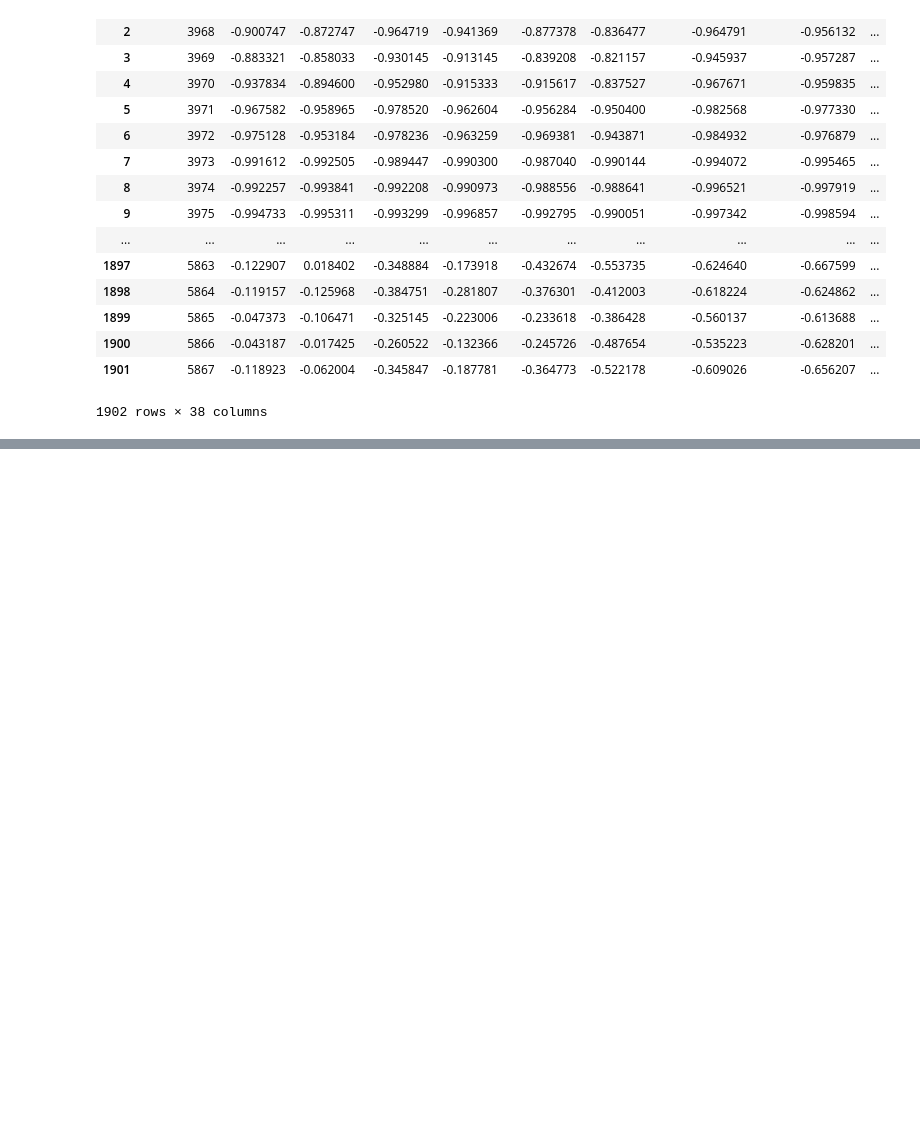
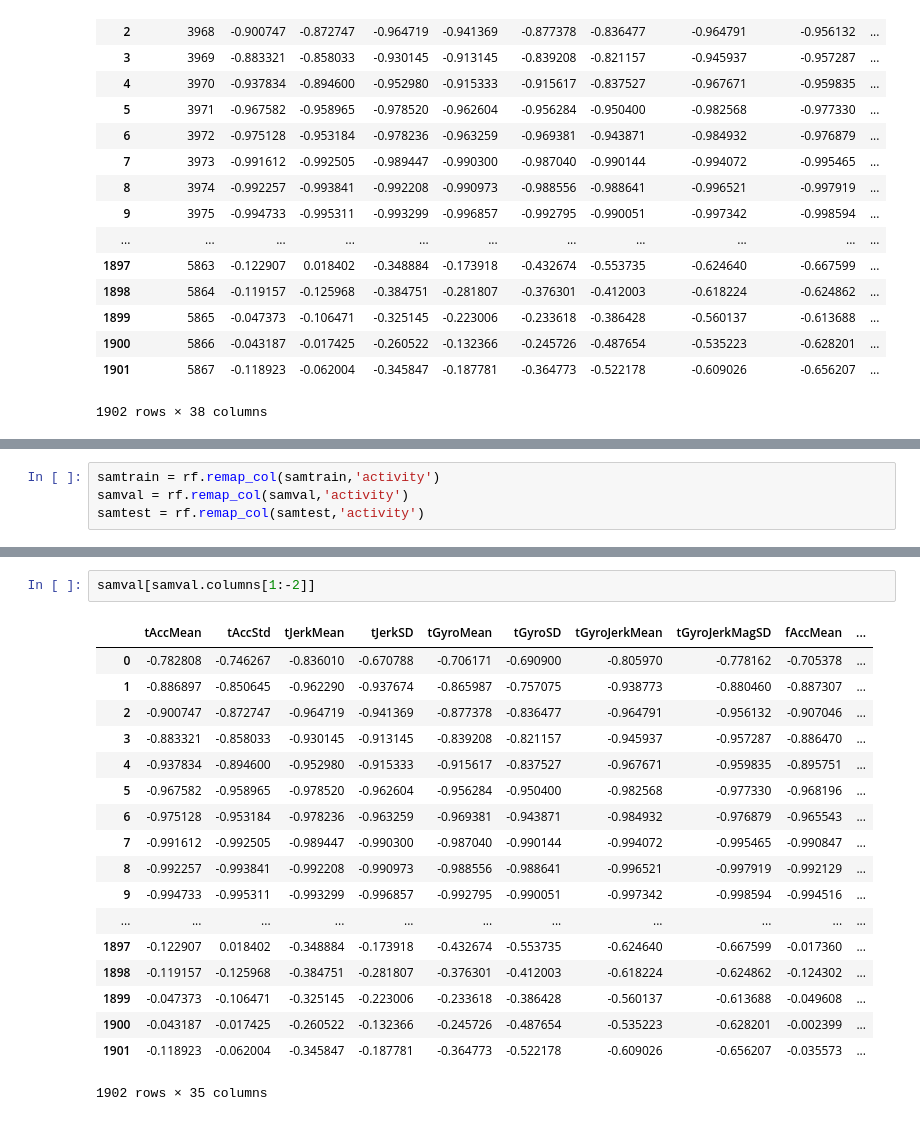
Before and after one commit to molliemarie/Thinkful-Data-Science-Projects, a Jupyter notebook: Unit4/random_forest.ipynb, the cells around one changed output, grey strips where cells are left out. Saved outputs shown, nothing was run; the diff lists cells and outputs as text; blank space fills up the shorter version.

```diff
--- a/Unit4/random_forest.ipynb
+++ b/Unit4/random_forest.ipynb
@@ -93,0 +91,4 @@ ImportError: No module named 'randomforests'
+# %%
+samtrain = rf.remap_col(samtrain,'activity')
+samval = rf.remap_col(samval,'activity')
+samtest = rf.remap_col(samtest,'activity')
@@ -93,0 +190,21 @@ ImportError: No module named 'randomforests'
+# %%
+samval[samval.columns[1:-2]]
+# %% [output]
+|  | tAccMean | tAccStd | tJerkMean | tJerkSD | tGyroMean | tGyroSD | tGyroJerkMean | tGyroJerkMagSD | fAccMean | ... |
+| 0 | -0.782808 | -0.746267 | -0.836010 | -0.670788 | -0.706171 | -0.690900 | -0.805970 | -0.778162 | -0.705378 | ... |
+| 1 | -0.886897 | -0.850645 | -0.962290 | -0.937674 | -0.865987 | -0.757075 | -0.938773 | -0.880460 | -0.887307 | ... |
+| 2 | -0.900747 | -0.872747 | -0.964719 | -0.941369 | -0.877378 | -0.836477 | -0.964791 | -0.956132 | -0.907046 | ... |
+| 3 | -0.883321 | -0.858033 | -0.930145 | -0.913145 | -0.839208 | -0.821157 | -0.945937 | -0.957287 | -0.886470 | ... |
+| 4 | -0.937834 | -0.894600 | -0.952980 | -0.915333 | -0.915617 | -0.837527 | -0.967671 | -0.959835 | -0.895751 | ... |
+| 5 | -0.967582 | -0.958965 | -0.978520 | -0.962604 | -0.956284 | -0.950400 | -0.982568 | -0.977330 | -0.968196 | ... |
+| 6 | -0.975128 | -0.953184 | -0.978236 | -0.963259 | -0.969381 | -0.943871 | -0.984932 | -0.976879 | -0.965543 | ... |
+| 7 | -0.991612 | -0.992505 | -0.989447 | -0.990300 | -0.987040 | -0.990144 | -0.994072 | -0.995465 | -0.990847 | ... |
+| 8 | -0.992257 | -0.993841 | -0.992208 | -0.990973 | -0.988556 | -0.988641 | -0.996521 | -0.997919 | -0.992129 | ... |
+| 9 | -0.994733 | -0.995311 | -0.993299 | -0.996857 | -0.992795 | -0.990051 | -0.997342 | -0.998594 | -0.994516 | ... |
+| ... | ... | ... | ... | ... | ... | ... | ... | ... | ... | ... |
+| 1897 | -0.122907 | 0.018402 | -0.348884 | -0.173918 | -0.432674 | -0.553735 | -0.624640 | -0.667599 | -0.017360 | ... |
+| 1898 | -0.119157 | -0.125968 | -0.384751 | -0.281807 | -0.376301 | -0.412003 | -0.618224 | -0.624862 | -0.124302 | ... |
+| 1899 | -0.047373 | -0.106471 | -0.325145 | -0.223006 | -0.233618 | -0.386428 | -0.560137 | -0.613688 | -0.049608 | ... |
+| 1900 | -0.043187 | -0.017425 | -0.260522 | -0.132366 | -0.245726 | -0.487654 | -0.535223 | -0.628201 | -0.002399 | ... |
+| 1901 | -0.118923 | -0.062004 | -0.345847 | -0.187781 | -0.364773 | -0.522178 | -0.609026 | -0.656207 | -0.035573 | ... |
+1902 rows × 35 columns
```
Also changed, not shown: parts of 45 cells of this notebook, 1 other file.
